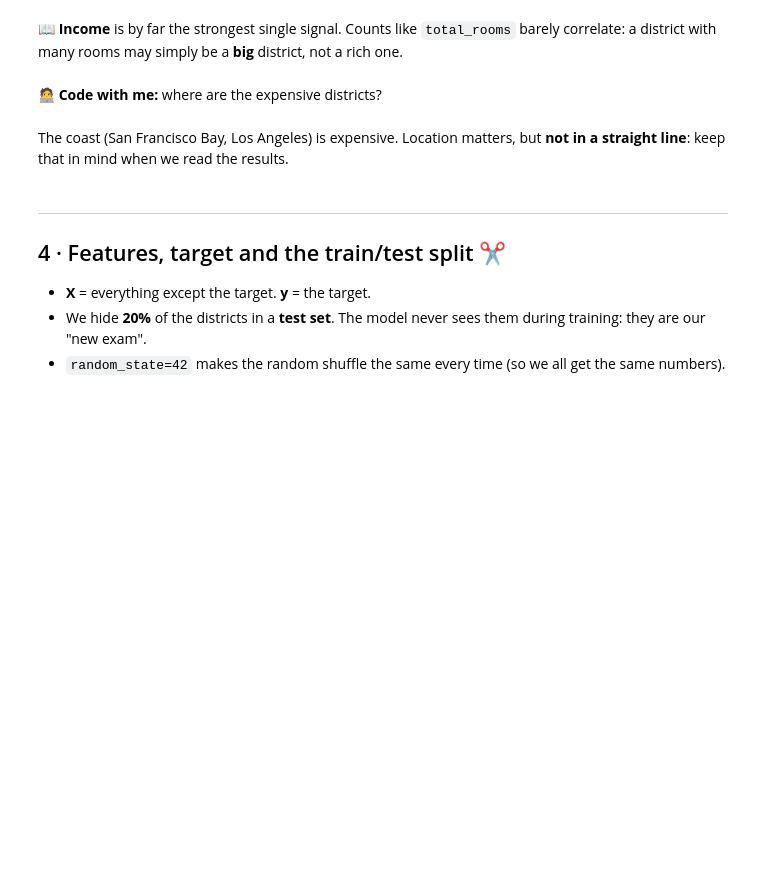
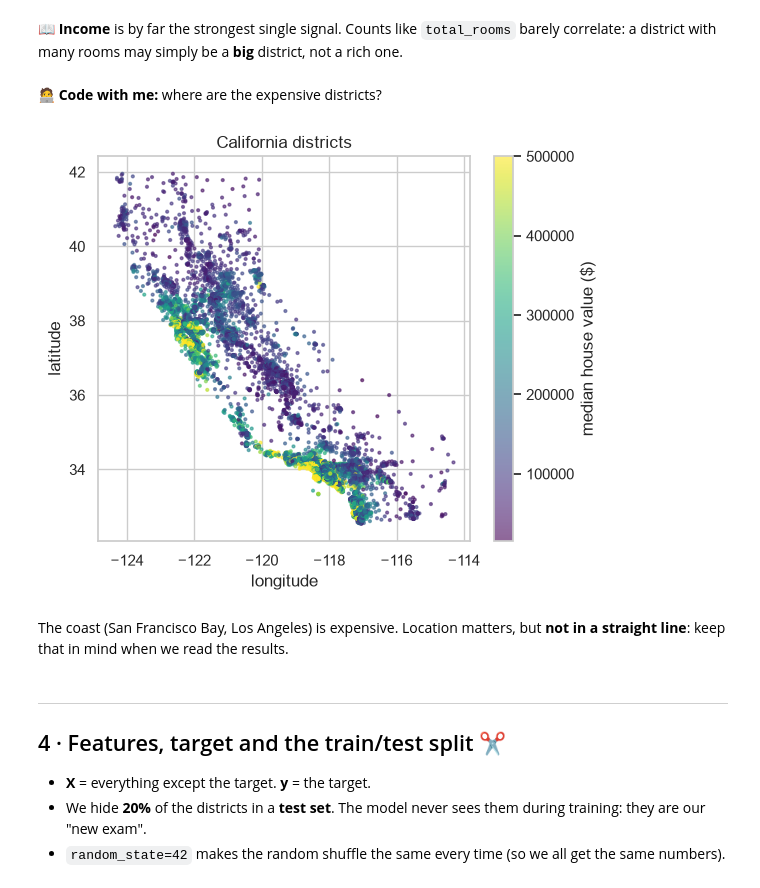
Before and after one commit to Andreoliveira85/DSML-IH-cohort-october26, a Jupyter notebook: week_06/W06_D1_first_ml_model_regression_live.ipynb, the cells around one changed output. Drawn from its saved outputs; the diff is of its cells as text; code cells hidden in the pictures; blank space fills up the shorter version.

```diff
--- a/week_06/W06_D1_first_ml_model_regression_live.ipynb
+++ b/week_06/W06_D1_first_ml_model_regression_live.ipynb
@@ -134,6 +203,16 @@ The spike on the right is the cap. Skewed target, long right tail: keep this in
 🧑‍💻 **Code with me:** where are the expensive districts?
 # %%
 # map: longitude vs latitude, coloured by house value
+
+plt.figure(figsize=(6, 5))
+plt.scatter(df["longitude"], df["latitude"], c=df["median_house_value"],
+            cmap="viridis", s=4, alpha=0.6)
+plt.colorbar(label="median house value ($)")
+plt.xlabel("longitude"); plt.ylabel("latitude")
+plt.title("California districts")
+plt.show()
+# %% [output]
+[figure, added]
 # %% [markdown]
 The coast (San Francisco Bay, Los Angeles) is expensive. Location matters, but **not in a straight line**: keep that in mind when we read the results.
 # %% [markdown]
```
Also changed, not shown: parts of 27 cells of this notebook, 4 other files.
